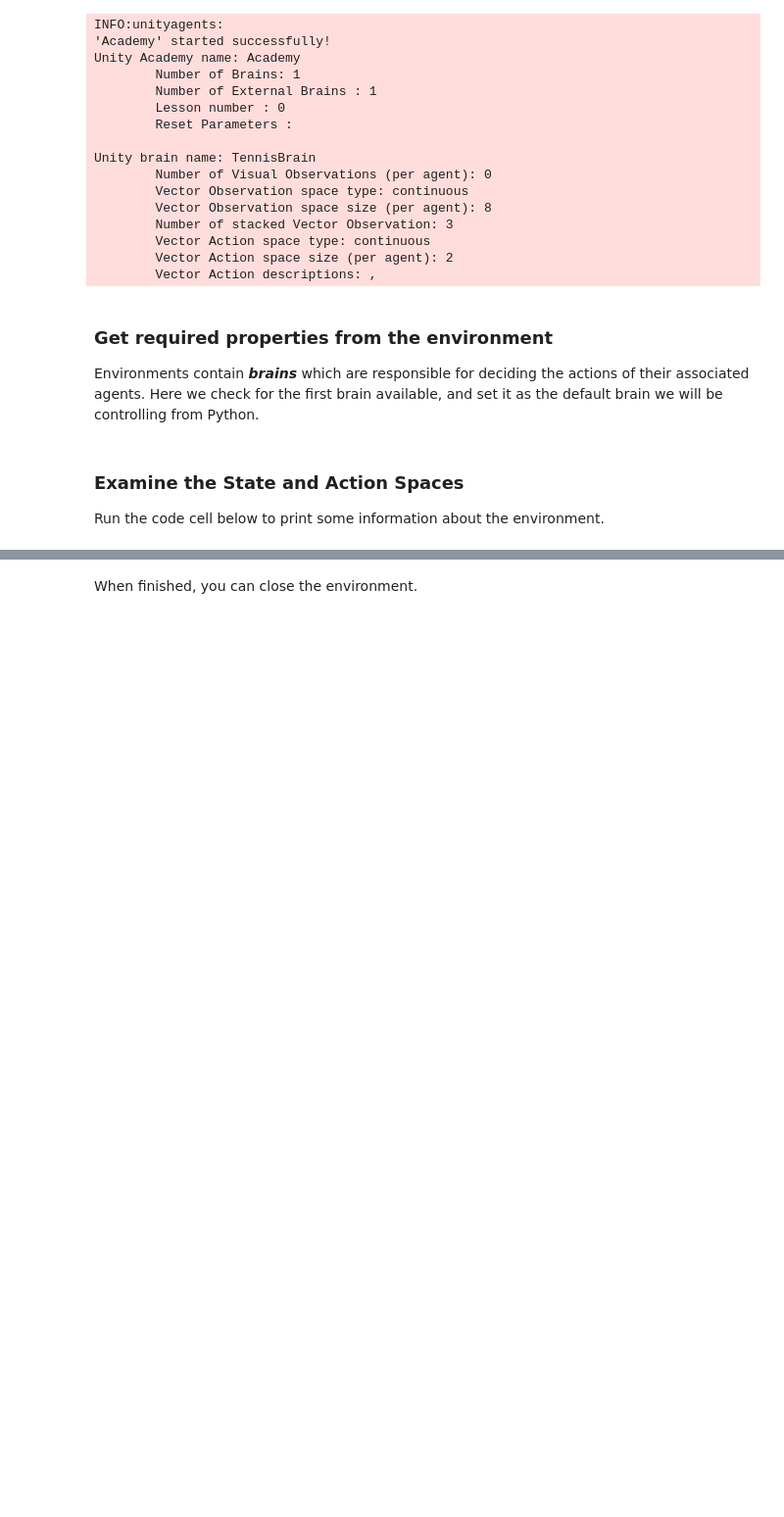
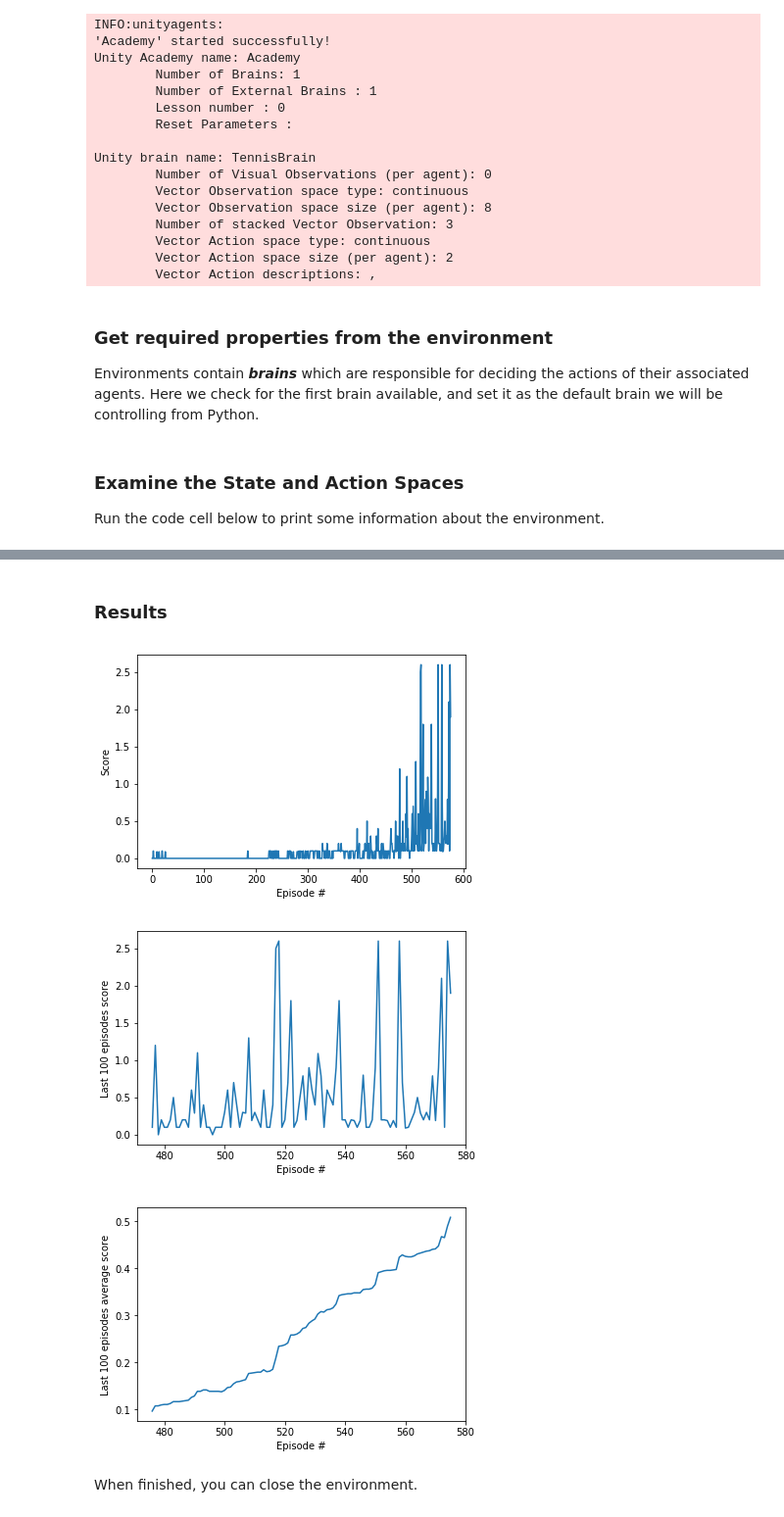
Before and after one commit to seetdev-learning/udacity-drlnd-collaboration-competition-project, a Jupyter notebook: Report.ipynb, the cells around one changed output, grey strips where cells are left out. Shown at 98% size. Drawn from its saved outputs; the diff is of its cells as text; code cells hidden in the pictures; blank space fills up the shorter version.

```diff
--- a/Report.ipynb
+++ b/Report.ipynb
@@ -13,7 +13,7 @@ The environments corresponding to both versions of the environment are already s
 
 Please select one of the two options below for loading the environment.
 # %%
-workspace = 'local'   # set to udacity if running in the workspace
+workspace = 'udacity'   # set to udacity if running in the workspace
 if workspace == 'udacity':
     !pip -q install ./python
 
@@ -26,4 +26,4 @@ environments = {
     'udacity-agent': '/data/Tennis_Linux_NoVis/Tennis'
 }
 
-env_file_name = environments['local-macos-agent']
+env_file_name = environments['udacity-agent']
@@ -294,3 +312,27 @@ Episode 1000    Last 100 Episodes Average Scores: 0.00 took 0:00:00.041614
+# %% [markdown]
+### Results
+# %%
+start_episode = episode - 100 if episode - 100 > 0 else 0
+fig = plt.figure()
+ax = fig.add_subplot(111)
+plt.plot(np.arange(len(max_scores)), max_scores)
+plt.ylabel('Score')
+plt.xlabel('Episode #')
+plt.show()
+ax = fig.add_subplot(211)
+plt.plot(np.arange(start_episode, episode), last_100_max_scores)
+plt.ylabel('Last 100 episodes score')
+plt.xlabel('Episode #')
+plt.show()
+ax = fig.add_subplot(311)
+plt.plot(np.arange(start_episode, episode), last_100_average_scores)
+plt.ylabel('Last 100 episodes average score')
+plt.xlabel('Episode #')
+plt.show()
+# %% [output]
+[figure, added]
+[figure, added]
+[figure, added]
 # %% [markdown]
 When finished, you can close the environment.
 # %%
```
Also changed, not shown: parts of 5 cells of this notebook, 5 other files.
